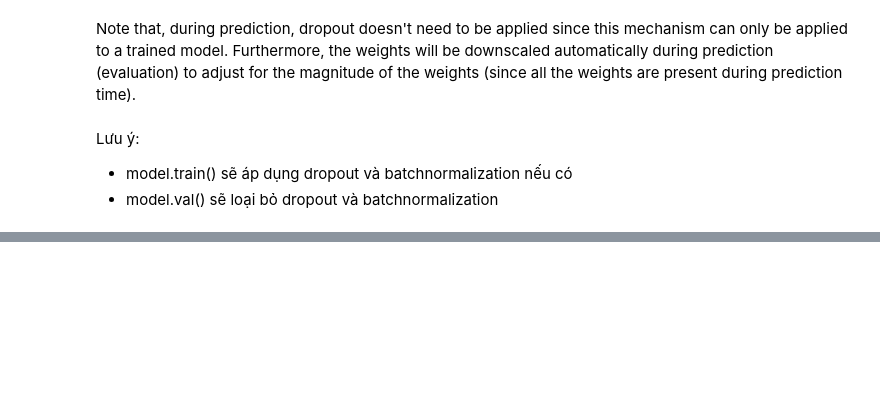
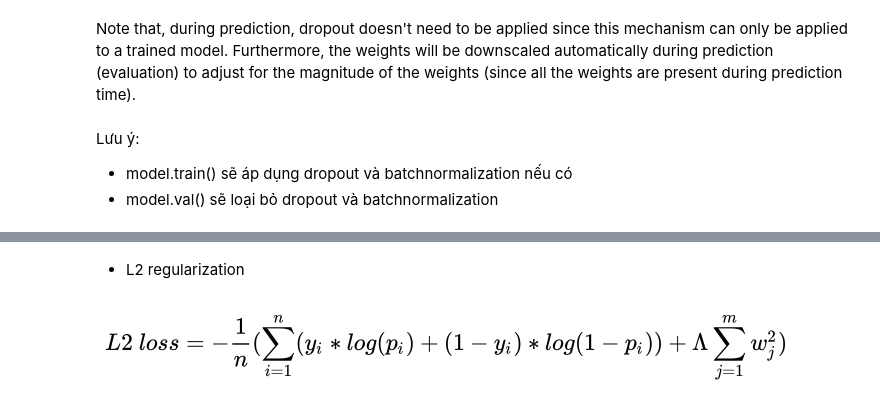
Before and after one commit to longln181599/Modern-Computer-Vision-with-Pytorch, a Jupyter notebook: Chapter 3 Building a Deep Neural Network with PyTorch/chapter 3.ipynb, the cells around one changed output, grey strips where cells are left out. Saved outputs shown, nothing was run; the diff lists cells and outputs as text; code cells hidden in the pictures; blank space fills up the shorter version.

```diff
--- a/Chapter 3 Building a Deep Neural Network with PyTorch/chapter 3.ipynb
+++ b/Chapter 3 Building a Deep Neural Network with PyTorch/chapter 3.ipynb
@@ -1670,0 +1699,8 @@ Impact of regularization
+# %% [markdown]
+* L2 regularization
+# %%
+# insert iamge to markdown
+from IPython.display import Image
+Image(filename='l2_regularization.png')
+# %% [output]
+[figure, added]
```
Also changed, not shown: parts of 31 cells of this notebook, 3 other files.
